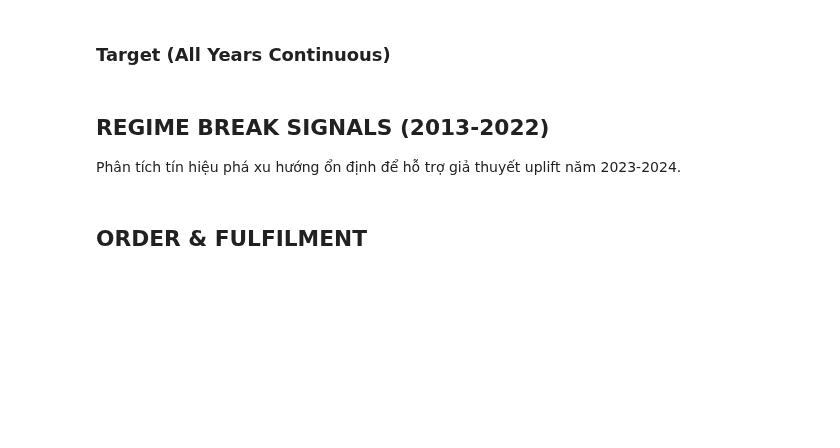
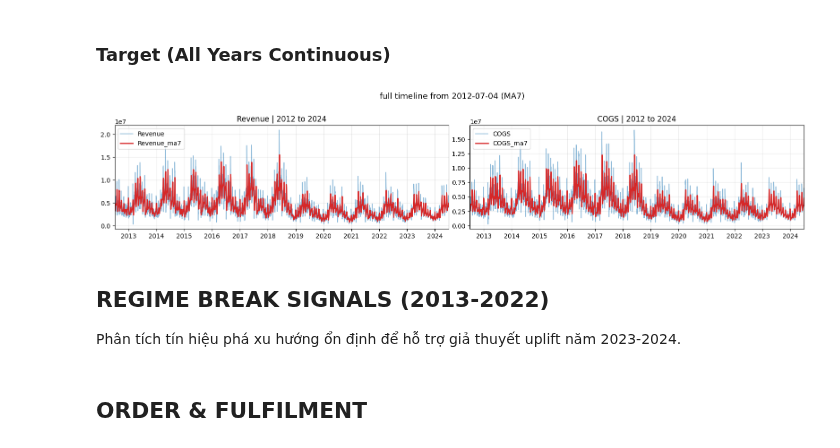
Before and after one commit to 24127027/datathon2026, a Jupyter notebook: image.ipynb, the cells around one changed output. Cells and saved outputs as stored; diff of their text form; code cells hidden in the pictures; blank space fills up the shorter version.

```diff
--- a/image.ipynb
+++ b/image.ipynb
@@ -209,20 +241,22 @@ plot_overlay(daily_merged, fields=fields, title_prefix='Target')
 # %%
 import pandas as pd
 fields = [c for c in ['Revenue', 'COGS'] if c in daily_df.columns]
 daily = build_daily(daily_df, fields=fields)
 
-sub_df = pd.read_csv('submission_baseline.csv')
+sub_df = pd.read_csv('data\datathon-2026-round-1\sample_submission.csv')
 sub_df['date'] = pd.to_datetime(sub_df['Date'])
 
 # Cột date ở daily đang là column chứ không phải index
 # Nên ta giữ nguyên date làm column cho sub_df rồi mới concat
 sub_cols = ['date'] + fields
 daily_merged = pd.concat([daily, sub_df[sub_cols]], axis=0, ignore_index=True)
 
 daily_merged = daily_merged.drop_duplicates(subset=['date'], keep='last')
 daily_merged = daily_merged.sort_values('date')
 
 plot_all_year(daily_merged, fields=fields)
+# %% [output]
+[figure, added]
 # %%
 import numpy as np
 import pandas as pd
```
Also changed, not shown: parts of 2 cells of this notebook, 28 other files.
